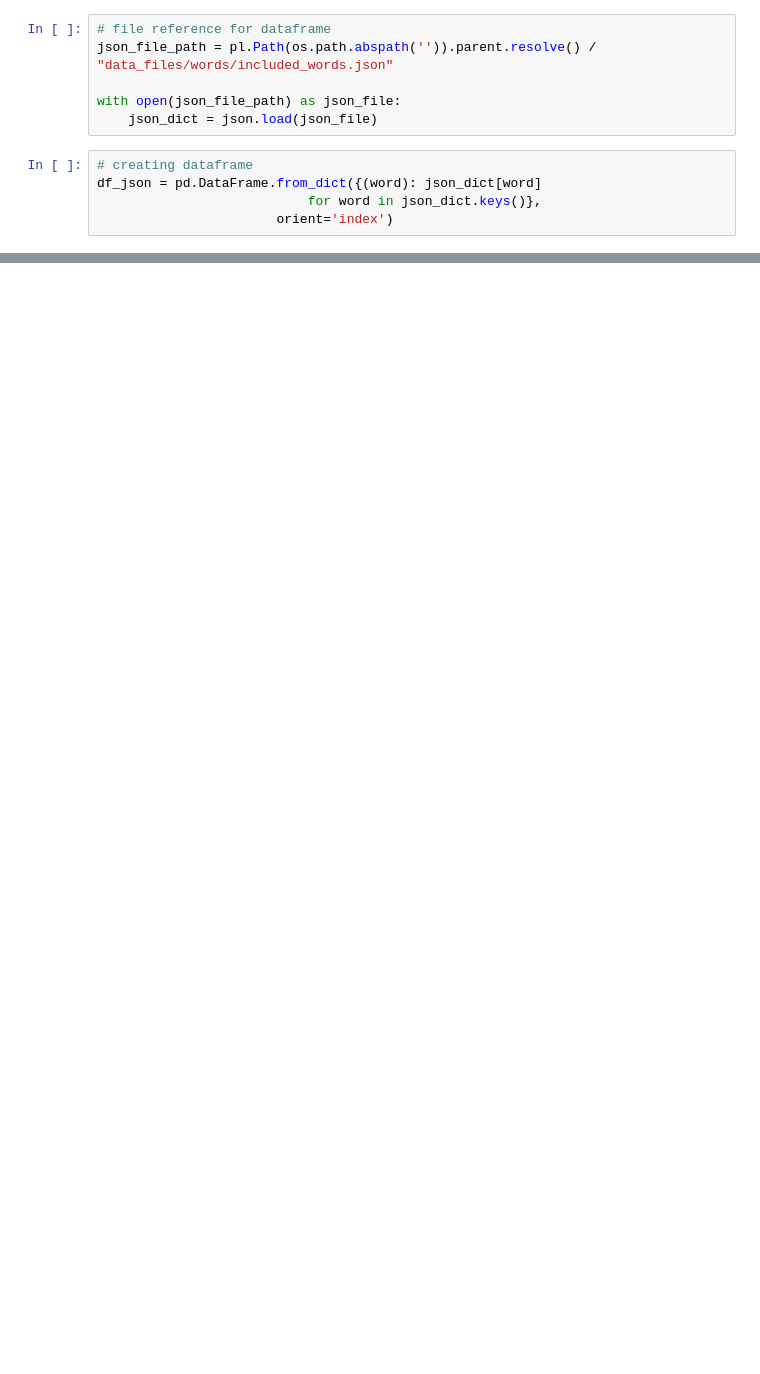
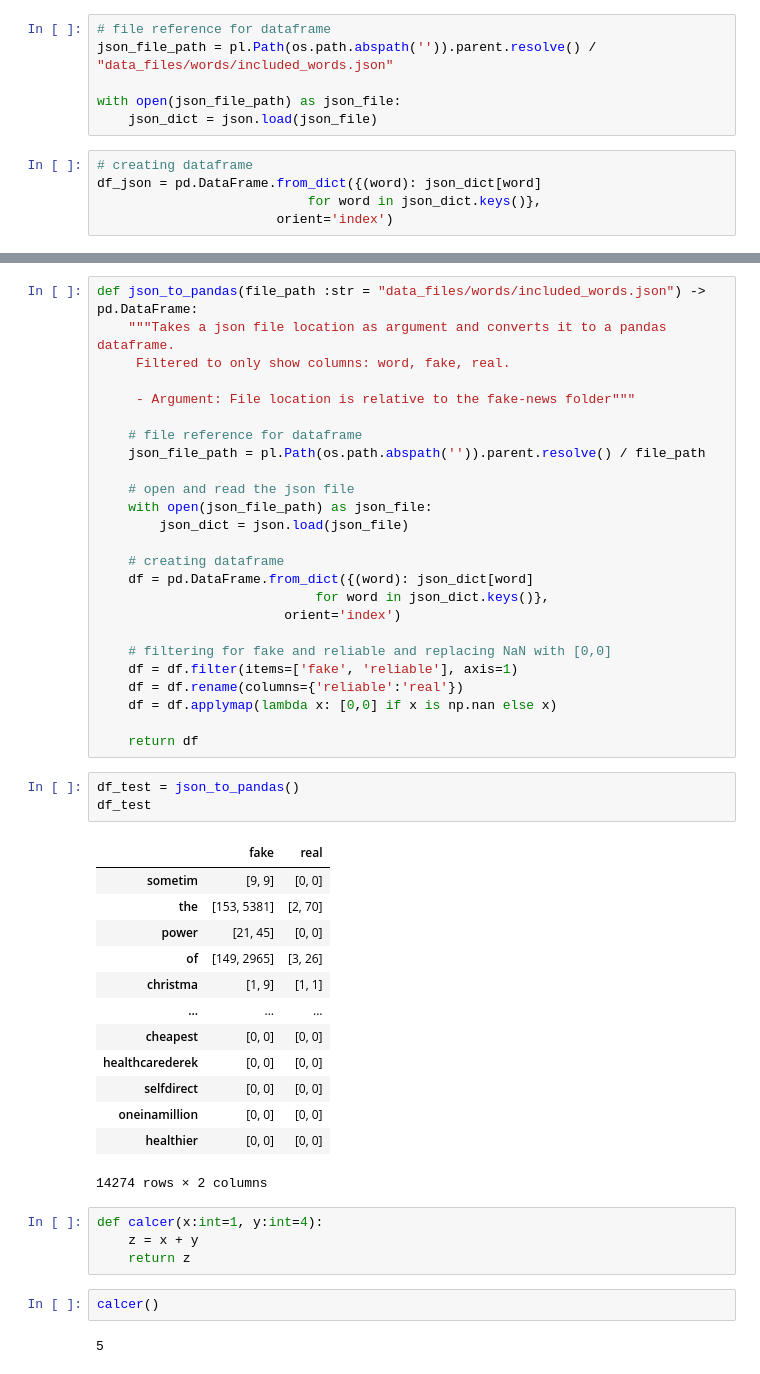
Before and after one commit to vicjuhl/fake-news, a Jupyter notebook: src/word_article_statistics.ipynb, the cells around one changed output, grey strips where cells are left out. Drawn from its saved outputs; the diff is of its cells as text; blank space fills up the shorter version.

```diff
--- a/src/word_article_statistics.ipynb
+++ b/src/word_article_statistics.ipynb
@@ -68,0 +100,50 @@ plt.show()
+# %%
+def json_to_pandas(file_path :str = "data_files/words/included_words.json") -> pd.DataFrame:
+    """Takes a json file location as argument and converts it to a pandas dataframe.
+     Filtered to only show columns: word, fake, real.
+
+     - Argument: File location is relative to the fake-news folder"""
+
+    # file reference for dataframe
+    json_file_path = pl.Path(os.path.abspath('')).parent.resolve() / file_path
+
+    # open and read the json file
+    with open(json_file_path) as json_file:
+        json_dict = json.load(json_file)
+
+    # creating dataframe
+    df = pd.DataFrame.from_dict({(word): json_dict[word]
+                            for word in json_dict.keys()},
+                        orient='index')
+
+    # filtering for fake and reliable and replacing NaN with [0,0]
+    df = df.filter(items=['fake', 'reliable'], axis=1)
+    df = df.rename(columns={'reliable':'real'})
+    df = df.applymap(lambda x: [0,0] if x is np.nan else x)
+
+    return df
+# %%
+df_test = json_to_pandas()
+df_test
+# %% [output]
+|  | fake | real |
+| sometim | [9, 9] | [0, 0] |
+| the | [153, 5381] | [2, 70] |
+| power | [21, 45] | [0, 0] |
+| of | [149, 2965] | [3, 26] |
+| christma | [1, 9] | [1, 1] |
+| ... | ... | ... |
+| cheapest | [0, 0] | [0, 0] |
+| healthcarederek | [0, 0] | [0, 0] |
+| selfdirect | [0, 0] | [0, 0] |
+| oneinamillion | [0, 0] | [0, 0] |
+| healthier | [0, 0] | [0, 0] |
+14274 rows × 2 columns
+# %%
+def calcer(x:int=1, y:int=4):
+    z = x + y
+    return z
+# %%
+calcer()
+# %% [output]
+5
```
Also changed, not shown: parts of 7 cells of this notebook, 1 other file.
